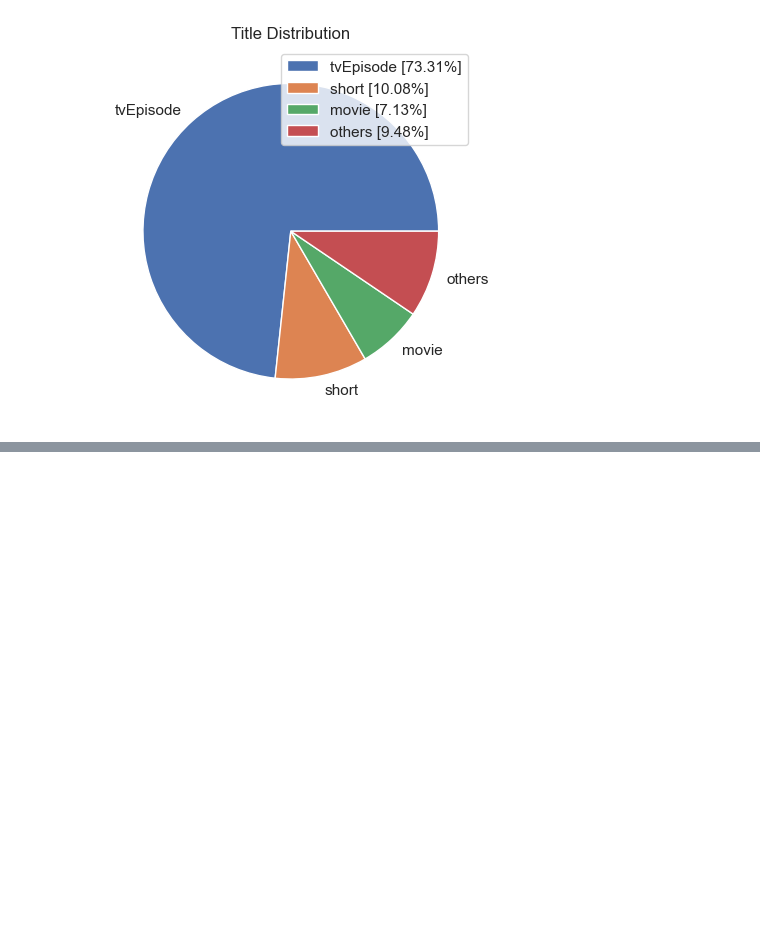
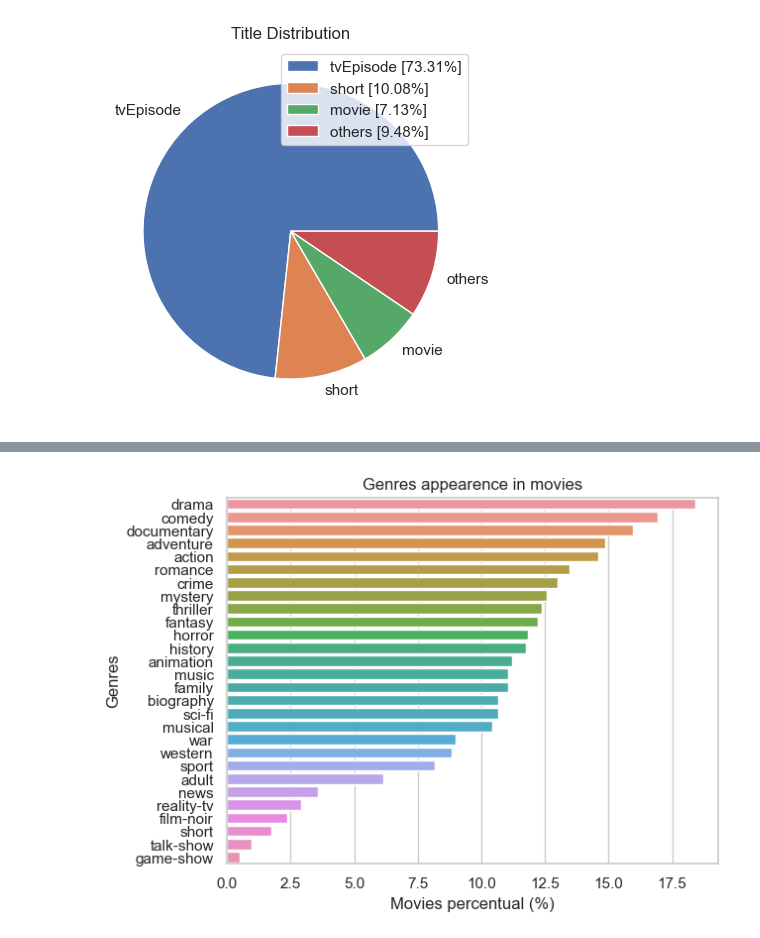
Before and after one commit to Ckk3/python-fundamentos-para-analise-de-dados-3.0, a Jupyter notebook: DataBases/miniProject1/project.ipynb, the cells around one changed output, grey strips where cells are left out. Cells and saved outputs as stored; diff of their text form; code cells hidden in the pictures; blank space fills up the shorter version.

Commit message:
finish genre appearenc in movies

```diff
--- a/DataBases/miniProject1/project.ipynb
+++ b/DataBases/miniProject1/project.ipynb
@@ -212,0 +273,3 @@ plt.show()
+# %%
+#Creating Bag of words (matrix)
+bag_genre = vector.transform(temp)
@@ -212,0 +280,2 @@ plt.show()
+# %%
+uniques_genres = vector.get_feature_names()
@@ -212,0 +286,2 @@ plt.show()
+# %%
+genres = pd.DataFrame(data=bag_genre.todense(), columns=uniques_genres, index=temp.index)
@@ -212,0 +308,2 @@ plt.show()
+# %%
+genre_percentual = (genres.sum().sort_values(ascending=False)/len(genres.index)) * 100 #get percentage and create a pd.Series
@@ -212,0 +324,8 @@ plt.show()
+# %%
+sns.barplot(x=genre_percentual.values, y=genre_percentual.index)
+plt.xlabel('Movies percentual (%)')
+plt.ylabel('Genres')
+plt.title('Genres appearence in movies')
+plt.show()
+# %% [output]
+[figure, added]
```
Also changed, not shown: parts of 17 cells of this notebook.
